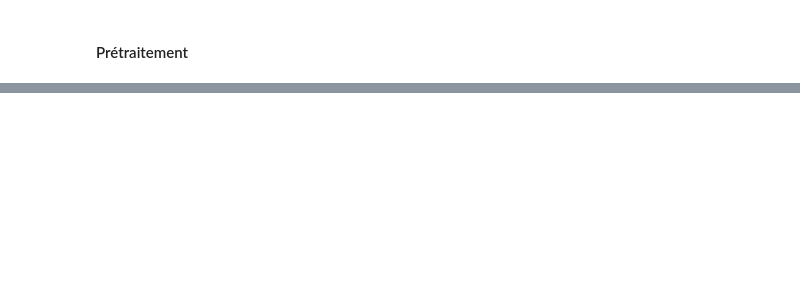
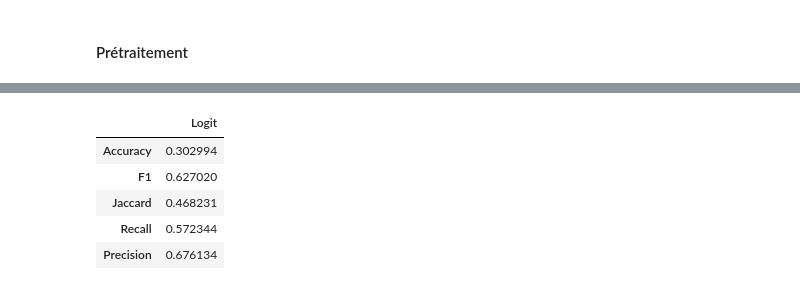
Before and after one commit to Octiana/Cat-gorisez-automatiquement-des-questions, a Jupyter notebook: DeebIshhab_Diana_2_notebook_test_102022.ipynb, the cells around one changed output, grey strips where cells are left out. Drawn from its saved outputs; the diff is of its cells as text; code cells hidden in the pictures; blank space fills up the shorter version.

```diff
--- a/DeebIshhab_Diana_2_notebook_test_102022.ipynb
+++ b/DeebIshhab_Diana_2_notebook_test_102022.ipynb
@@ -1125,0 +1522,12 @@ display_topics(lda, tf_feature_names, no_top_words)
+# %%
+df_metrics_compare = metrics_score("Logit", df=None,
+                                   y_true = y_test,
+                                   y_pred = y_test_predicted_labels_tfidf)
+df_metrics_compare
+# %% [output]
+|  | Logit |
+| Accuracy | 0.302994 |
+| F1 | 0.627020 |
+| Jaccard | 0.468231 |
+| Recall | 0.572344 |
+| Precision | 0.676134 |
```
Also changed, not shown: parts of 139 cells of this notebook, 1 other file.
